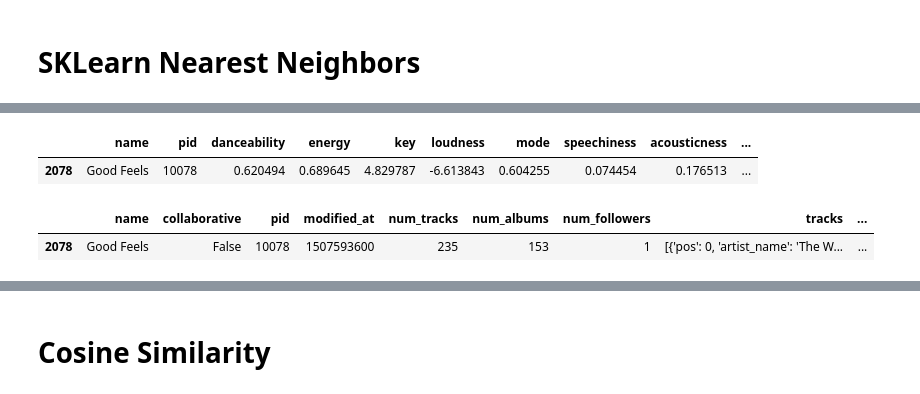
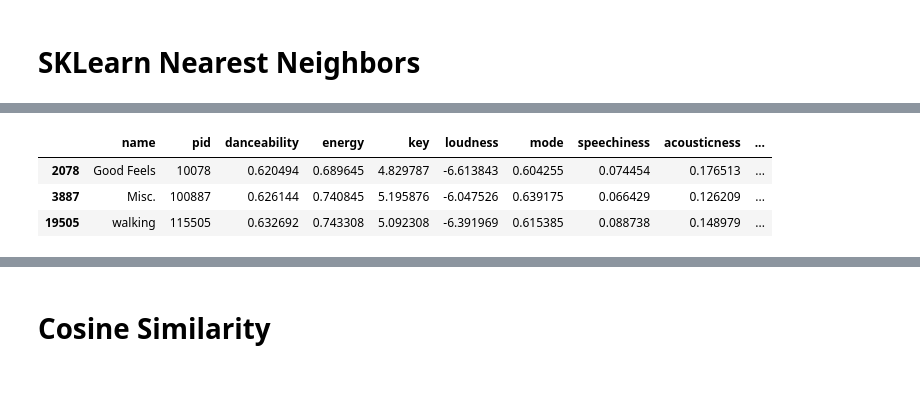
Before and after one commit to Dave-Hdz/MADS_Capstone, a Jupyter notebook: Playlist_Recommendation.ipynb, the cells around one changed output, grey strips where cells are left out. Saved outputs shown, nothing was run; the diff lists cells and outputs as text; code cells hidden in the pictures.

```diff
--- a/Playlist_Recommendation.ipynb
+++ b/Playlist_Recommendation.ipynb
@@ -325,6 +337,6 @@ feats_df.head()
 # SKLearn Nearest Neighbors
 # %%
 nbrs = NearestNeighbors(n_neighbors=3).fit(scaled_data)
-nbrs.kneighbors(scaled_y)
+NN = nbrs.kneighbors(scaled_y)
 # closest_vec = sacaled_data[nbrs.kneighbors(np.atleast_2d(y))[1][0,0]]
 # closest_vec
@@ -361,5 +343,7 @@ dtype: float64
 # %%
-df.loc[[2078]]
+df.loc[NN[1][0]]
 # %% [output]
 |  | name | pid | danceability | energy | key | loudness | mode | speechiness | acousticness | ... |
 | 2078 | Good Feels | 10078 | 0.620494 | 0.689645 | 4.829787 | -6.613843 | 0.604255 | 0.074454 | 0.176513 | ... |
+| 3887 | Misc. | 100887 | 0.626144 | 0.740845 | 5.195876 | -6.047526 | 0.639175 | 0.066429 | 0.126209 | ... |
+| 19505 | walking | 115505 | 0.632692 | 0.743308 | 5.092308 | -6.391969 | 0.615385 | 0.088738 | 0.148979 | ... |
@@ -368,8 +350,3 @@ MPD = pd.read_csv('data/MPD.csv')
-# %%
-MPD[MPD['pid']==10078]
-# %% [output]
-|  | name | collaborative | pid | modified_at | num_tracks | num_albums | num_followers | tracks | ... |
-| 2078 | Good Feels | False | 10078 | 1507593600 | 235 | 153 | 1 | [{'pos': 0, 'artist_name': 'The W... | ... |
 # %%
 items = []
 for track in playlists[2078]['tracks']:
```
Also changed, not shown: parts of 35 cells of this notebook.
